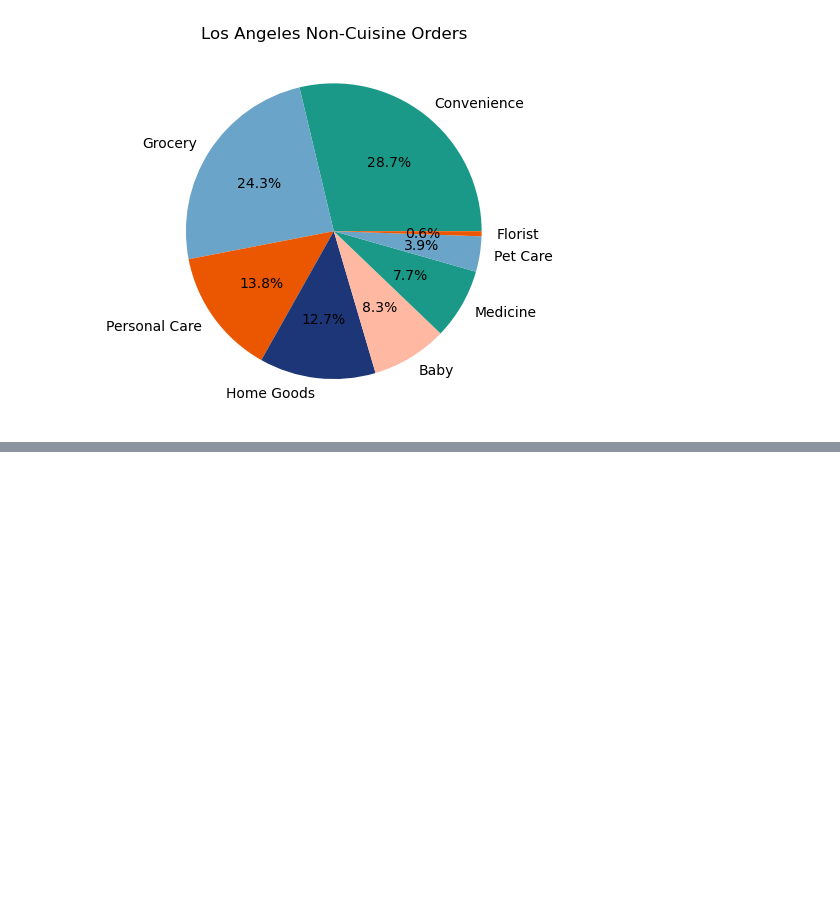
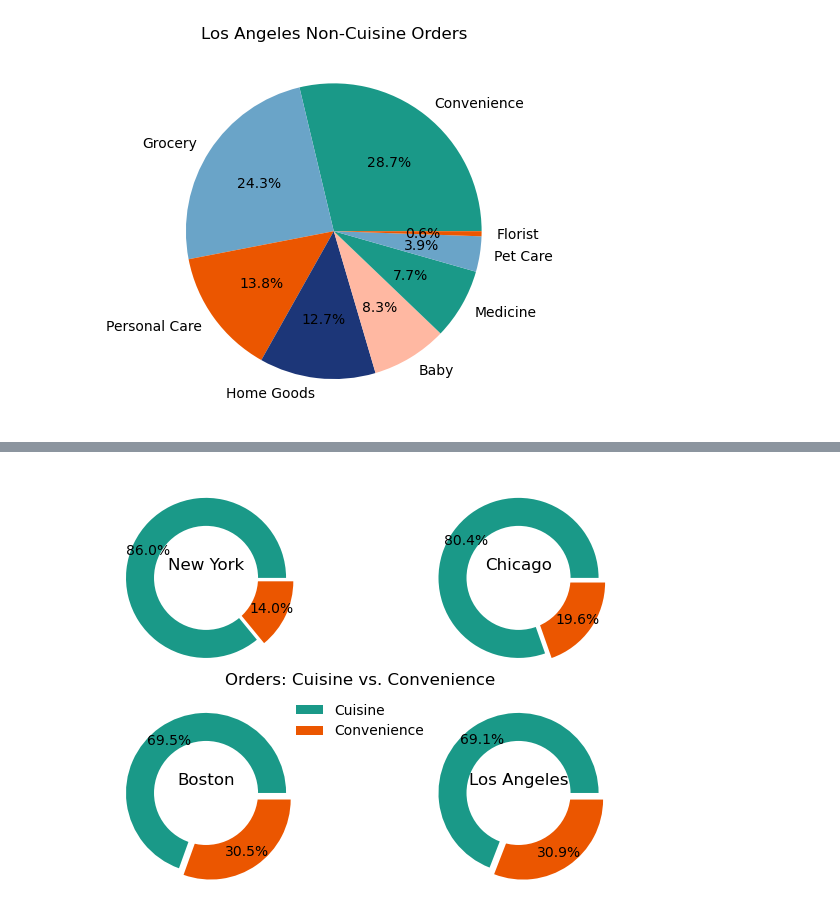
Before and after one commit to CRFitzgerald/Group-7-Data-Project, a Jupyter notebook: Non-Cuisine Order Volumes.ipynb, the cells around one changed output, grey strips where cells are left out. Saved outputs shown, nothing was run; the diff lists cells and outputs as text; code cells hidden in the pictures; blank space fills up the shorter version.

```diff
--- a/Non-Cuisine Order Volumes.ipynb
+++ b/Non-Cuisine Order Volumes.ipynb
@@ -261,0 +377,18 @@ ax4.plot(x, -y**2, 'tab:red')
+# %%
+# make cuisine vs convenience data frame for each city
+
+# NY
+NY_cuisVcon = {'cuis/con':['Cuisine','Convenience'], 'count': [total_NY_cuis,total_NY_con]}
+NY_cuisVcon = pd.DataFrame(NY_cuisVcon)
+
+# CH
+CH_cuisVcon = {'cuis/con':['Cuisine','Convenience'], 'count': [total_CH_cuis,total_CH_con]}
+CH_cuisVcon = pd.DataFrame(CH_cuisVcon)
+
+# BO
+BO_cuisVcon = {'cuis/con':['Cuisine','Convenience'], 'count': [total_BO_cuis,total_BO_con]}
+BO_cuisVcon = pd.DataFrame(BO_cuisVcon)
+
+# LA
+LA_cuisVcon = {'cuis/con':['Cuisine','Convenience'], 'count': [total_LA_cuis,total_LA_con]}
+LA_cuisVcon = pd.DataFrame(LA_cuisVcon)
@@ -261,0 +399,74 @@ ax4.plot(x, -y**2, 'tab:red')
+# %%
+# make figure containing four cities' cuisine vs convenience pie charts
+fig, axs = plt.subplots(2, 2, sharey=True, sharex=True)
+fig.suptitle("Orders: Cuisine vs. Convenience", y=0.5)
+
+# new york
+plt.subplot(221)
+plt.gca().set_title('New York', y=.5)
+labels = NY_cuisVcon['cuis/con']
+colors ='#1A9988','#EB5600'
+sizes = NY_cuisVcon['count']
+myexplode = [0,0.1]
+#axs[0,0]
+plt.pie(sizes,labels=labels,colors=colors,explode=myexplode,autopct='%1.1f%%',pctdistance=0.8,labeldistance=None)
+# draw circle
+centre_circle = plt.Circle((0,0),0.65,fc='white')
+fig = plt.gcf()
+fig.gca().add_artist(centre_circle)
+plt.tight_layout()
+
+# Chicago
+plt.subplot(222)
+plt.gca().set_title('Chicago', y=.5)
+labels = CH_cuisVcon['cuis/con']
+colors ='#1A9988','#EB5600'
+sizes = CH_cuisVcon['count']
+myexplode = [0,0.1]
+#axs[0,0]
+plt.pie(sizes,labels=labels,colors=colors,explode=myexplode,autopct='%1.1f%%',pctdistance=0.8,labeldistance=None)
+# draw circle
+centre_circle = plt.Circle((0,0),0.65,fc='white')
+fig = plt.gcf()
+fig.gca().add_artist(centre_circle)
+plt.tight_layout()
+
+# Boston
+plt.subplot(223)
+plt.gca().set_title('Boston', y=.5)
+labels = BO_cuisVcon['cuis/con']
+colors ='#1A9988','#EB5600'
+sizes = BO_cuisVcon['count']
+myexplode = [0,0.1]
+#axs[0,0]
+plt.pie(sizes,labels=labels,colors=colors,explode=myexplode,autopct='%1.1f%%',pctdistance=0.8,labeldistance=None)
+# draw circle
+centre_circle = plt.Circle((0,0),0.65,fc='white')
+fig = plt.gcf()
+fig.gca().add_artist(centre_circle)
+
+# Los Angeles
+plt.subplot(224)
+plt.gca().set_title('Los Angeles', y=.5)
+labels = LA_cuisVcon['cuis/con']
+colors ='#1A9988','#EB5600'
+sizes = LA_cuisVcon['count']
+myexplode = [0,0.1]
+#axs[0,0]
+plt.pie(sizes,labels=labels,colors=colors,explode=myexplode,autopct='%1.1f%%',pctdistance=0.8,labeldistance=None)
+# draw circle
+centre_circle = plt.Circle((0,0),0.65,fc='white')
+fig = plt.gcf()
+fig.gca().add_artist(centre_circle)
+
+fig.legend(['Cuisine', 'Convenience'], bbox_to_anchor=[0.5, 0.4],
+           loc='center', ncol=1, frameon=False)
+ratio = 0.75
+x_left, x_right = ax.get_xlim()
+y_low, y_high = ax.get_ylim()
+ax.set_aspect(abs((x_right-x_left)/(y_low-y_high))*ratio)
+
+plt.show()
+fig.savefig('orderpies.png', transparent=True)
+# %% [output]
+[figure, added]
```
Also changed, not shown: parts of 8 cells of this notebook.
